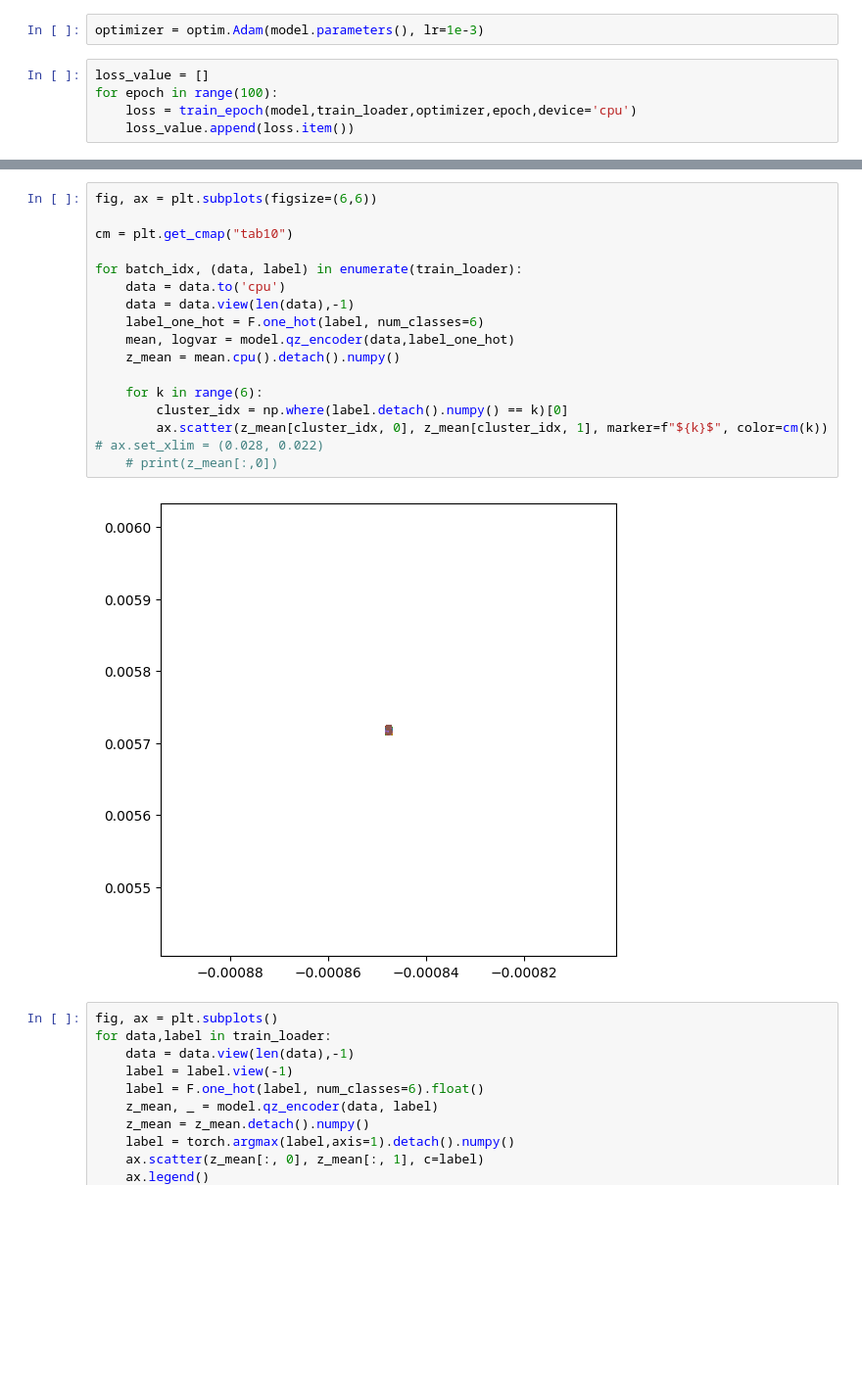
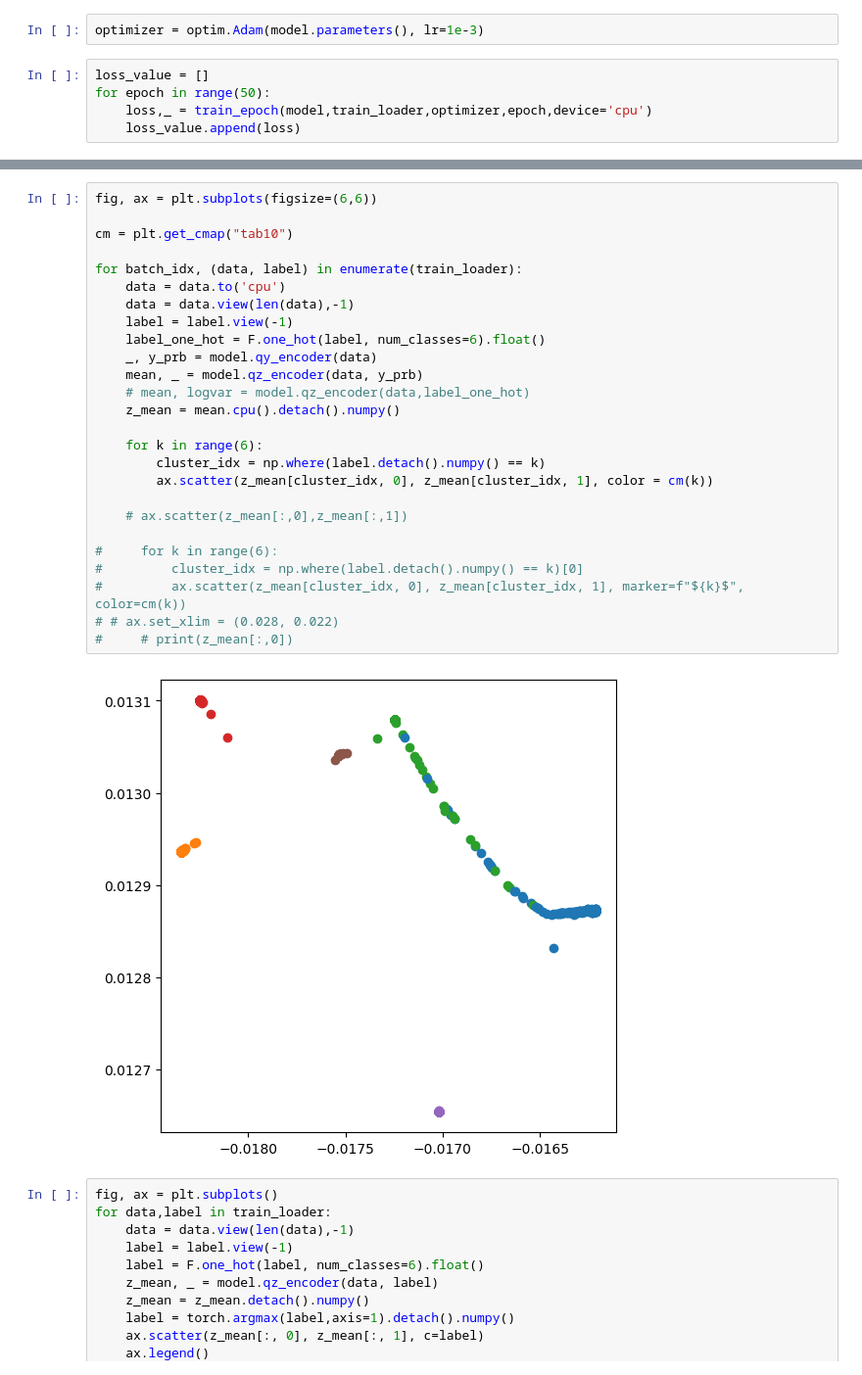
Before and after one commit to Yseitaro/Semisupervised_VAE, a Jupyter notebook: debug.ipynb, the cells around one changed output, grey strips where cells are left out. Shown at 98% size. Cells and saved outputs as stored; diff of their text form; blank space fills up the shorter version.

```diff
--- a/debug.ipynb
+++ b/debug.ipynb
@@ -48,7 +48,7 @@ model = SemisupervisedVAE(z_dim=6,y_dim=6,input_shape=180,device='cpu')
 optimizer = optim.Adam(model.parameters(), lr=1e-3)
 # %%
 loss_value = []
-for epoch in range(100):
-    loss = train_epoch(model,train_loader,optimizer,epoch,device='cpu')
-    loss_value.append(loss.item())
+for epoch in range(50):
+    loss,_ = train_epoch(model,train_loader,optimizer,epoch,device='cpu')
+    loss_value.append(loss)
 # %% [output]
@@ -87,22 +87,31 @@ plt.plot(loss_value)
 # %%
 fig, ax = plt.subplots(figsize=(6,6))
 
 cm = plt.get_cmap("tab10")
 
 for batch_idx, (data, label) in enumerate(train_loader):
     data = data.to('cpu')
     data = data.view(len(data),-1)
-    label_one_hot = F.one_hot(label, num_classes=6)
-    mean, logvar = model.qz_encoder(data,label_one_hot)
+    label = label.view(-1)
+    label_one_hot = F.one_hot(label, num_classes=6).float()
+    _, y_prb = model.qy_encoder(data)
+    mean, _ = model.qz_encoder(data, y_prb)
+    # mean, logvar = model.qz_encoder(data,label_one_hot)
     z_mean = mean.cpu().detach().numpy()
 
     for k in range(6):
-        cluster_idx = np.where(label.detach().numpy() == k)[0]
-        ax.scatter(z_mean[cluster_idx, 0], z_mean[cluster_idx, 1], marker=f"${k}$", color=cm(k))
-# ax.set_xlim = (0.028, 0.022)
-    # print(z_mean[:,0])
+        cluster_idx = np.where(label.detach().numpy() == k)
+        ax.scatter(z_mean[cluster_idx, 0], z_mean[cluster_idx, 1], color = cm(k))
+
+    # ax.scatter(z_mean[:,0],z_mean[:,1])
+
+#     for k in range(6):
+#         cluster_idx = np.where(label.detach().numpy() == k)[0]
+#         ax.scatter(z_mean[cluster_idx, 0], z_mean[cluster_idx, 1], marker=f"${k}$", color=cm(k))
+# # ax.set_xlim = (0.028, 0.022)
+#     # print(z_mean[:,0])
 # %% [output]
-[figure, old version]
+[figure, new version]
 # %%
 fig, ax = plt.subplots()
 for data,label in train_loader:
```
Also changed, not shown: parts of 2 cells of this notebook, 3 other files.
